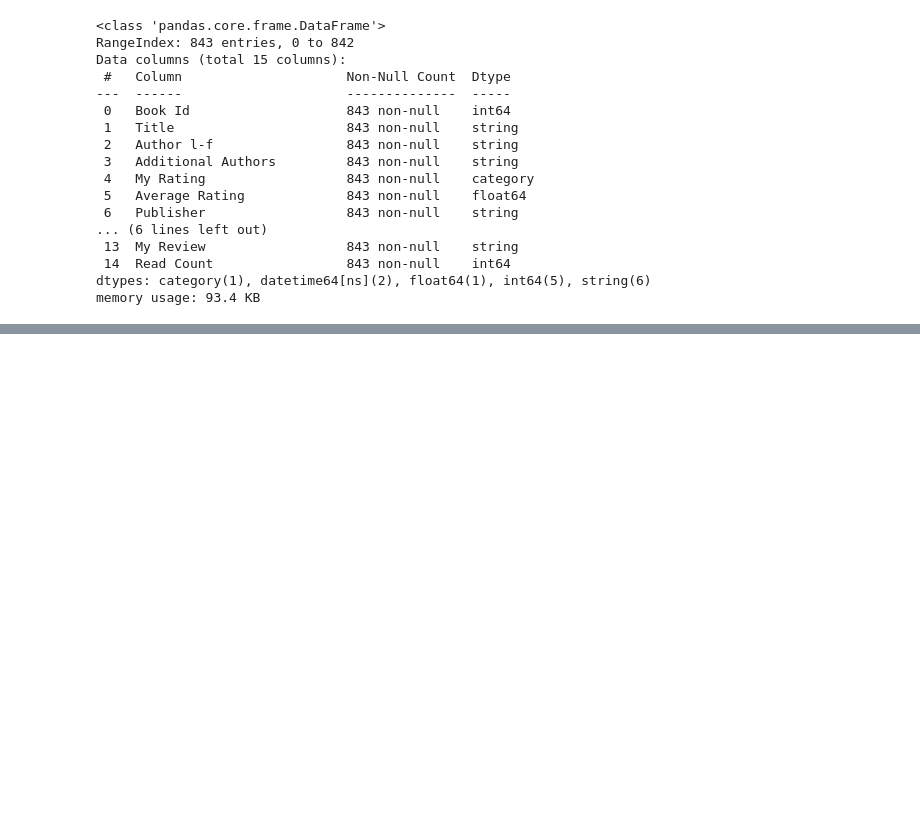
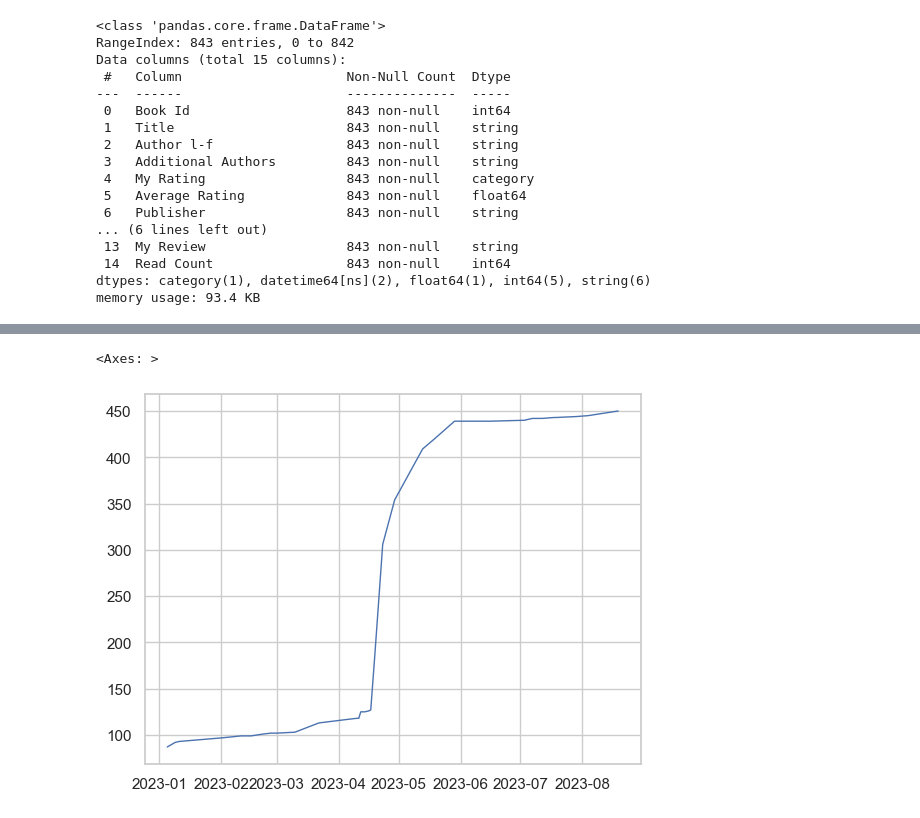
Before and after one commit to emmedibi/ReadingDataAnalysis, a Jupyter notebook: ReadingAnalysis.ipynb, the cells around one changed output, grey strips where cells are left out. Drawn from its saved outputs; the diff is of its cells as text; code cells hidden in the pictures; blank space fills up the shorter version.

```diff
--- a/ReadingAnalysis.ipynb
+++ b/ReadingAnalysis.ipynb
@@ -278,0 +339,14 @@ memory usage: 93.4 KB
+# %%
+#Ogni volta che ho finito un libro (nel 2023), qual è il numero di libri in whishlist
+df_2023 = df_books.loc[(df_books["Date Read"]>datetime.datetime(2022,12,31)) & (df_books["Date Read"]<datetime.datetime(2024, 1, 1))]
+df_2023.head()
+
+
+dict_books = {}
+for i in df_2023["Date Read"]:
+    dict_books[i] = df_books.where((df_books["Date Added"]<i) & (df_books["Exclusive Shelf"] == "to-read"))["Date Added"].count()
+dict_books
+sns.lineplot(data=dict_books, linewidth=1)
+# %% [output]
+<Axes: >
+[figure, added]
```
Also changed, not shown: parts of 9 cells of this notebook.
